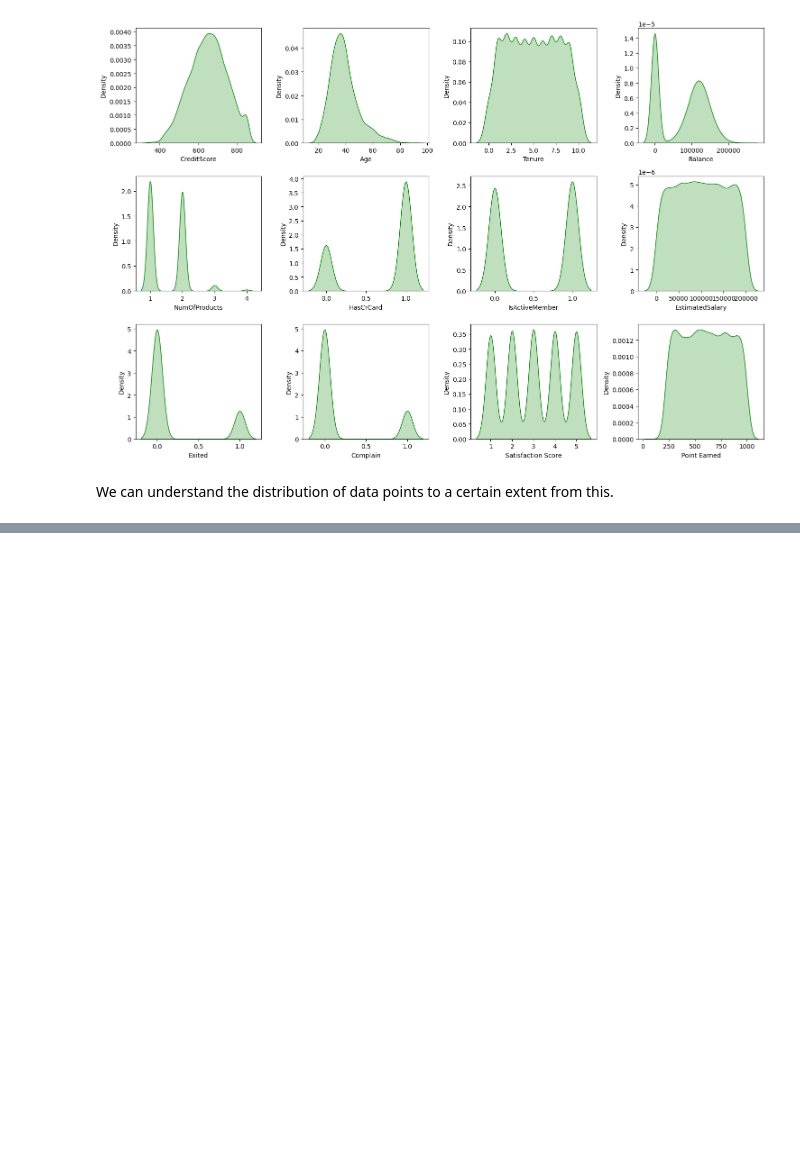
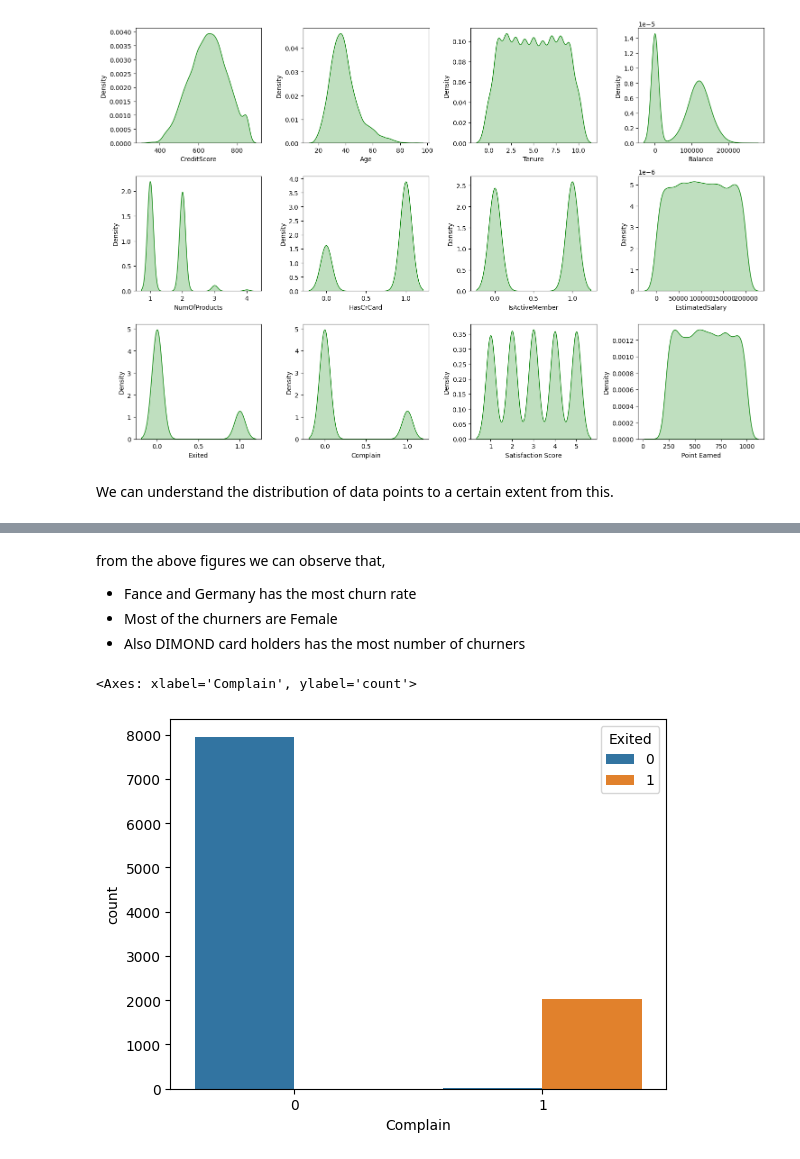
Before and after one commit to rizz045/Banking-Churn-Analysis-and-Prediction-Using-ML.ipynb, a Jupyter notebook: Banking_Churn_Analysis_and_Prediction_Using_ML.ipynb, the cells around one changed output, grey strips where cells are left out. Saved outputs shown, nothing was run; the diff lists cells and outputs as text; code cells hidden in the pictures; blank space fills up the shorter version.

```diff
--- a/Banking_Churn_Analysis_and_Prediction_Using_ML.ipynb
+++ b/Banking_Churn_Analysis_and_Prediction_Using_ML.ipynb
@@ -111,0 +145,10 @@ We can understand the distribution of data points to a certain extent from this.
+# %% [markdown]
+from the above figures we can observe that,
+* Fance and Germany has the most churn rate
+* Most of the churners are Female
+* Also DIMOND card holders has the most number of churners
+# %%
+sns.countplot(x=df['Complain'], hue = df['Exited'])
+# %% [output]
+<Axes: xlabel='Complain', ylabel='count'>
+[figure, added]
```
Also changed, not shown: parts of 4 cells of this notebook.
